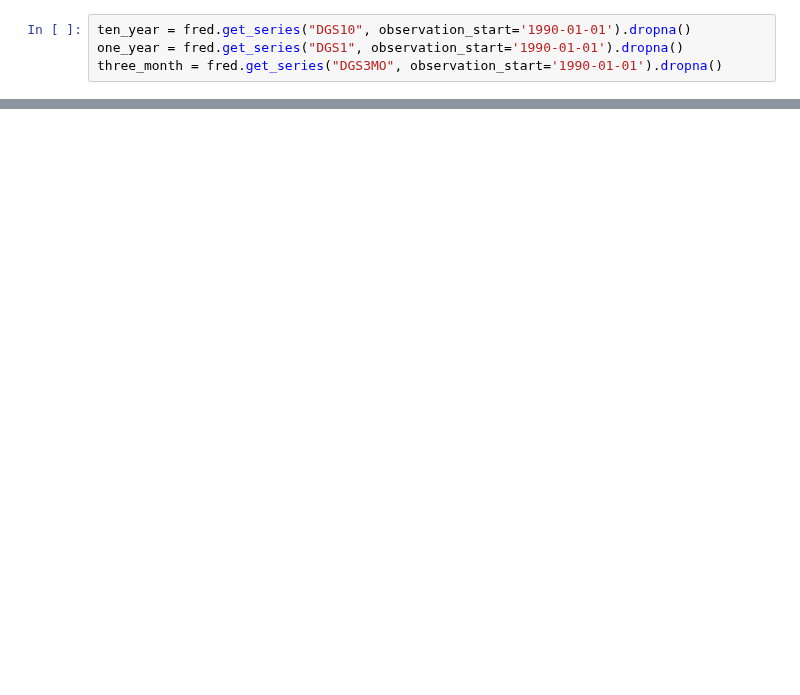
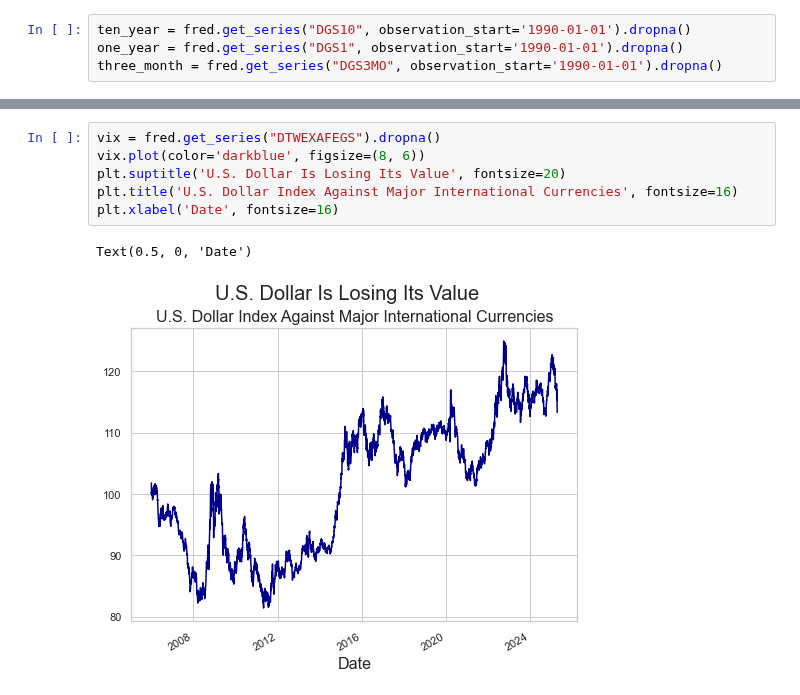
Before and after one commit to thsavage/Macroeconomic-Talking-Points, a Jupyter notebook: CURA Presentation April 2025.ipynb, the cells around one changed output, grey strips where cells are left out. Cells and saved outputs as stored; diff of their text form; blank space fills up the shorter version.

```diff
--- a/CURA Presentation April 2025.ipynb
+++ b/CURA Presentation April 2025.ipynb
@@ -92 +82,10 @@ Text(0, 0.5, '%')
+# %%
+vix = fred.get_series("DTWEXAFEGS").dropna()
+vix.plot(color='darkblue', figsize=(8, 6))
+plt.suptitle('U.S. Dollar Is Losing Its Value', fontsize=20)
+plt.title('U.S. Dollar Index Against Major International Currencies', fontsize=16)
+plt.xlabel('Date', fontsize=16)
+# %% [output]
+Text(0.5, 0, 'Date')
+[figure, added]
 # %%
```
Also changed, not shown: parts of 31 cells of this notebook.
